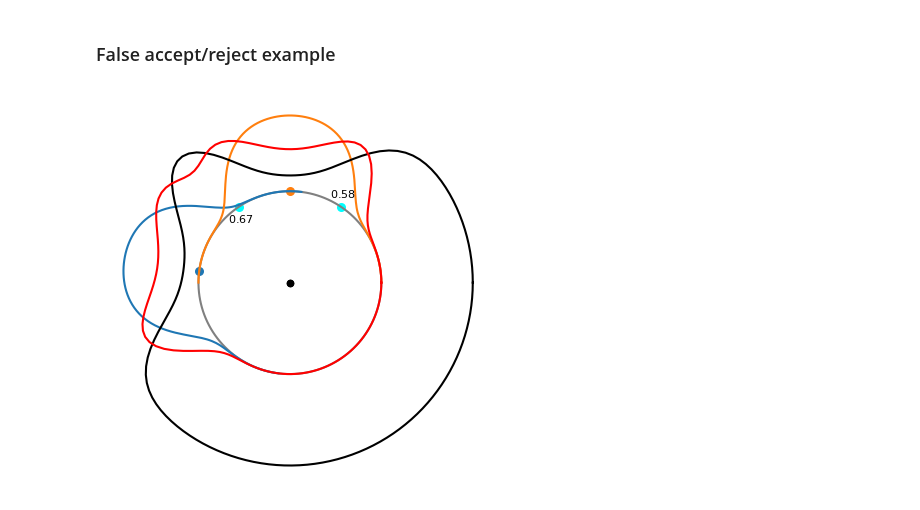
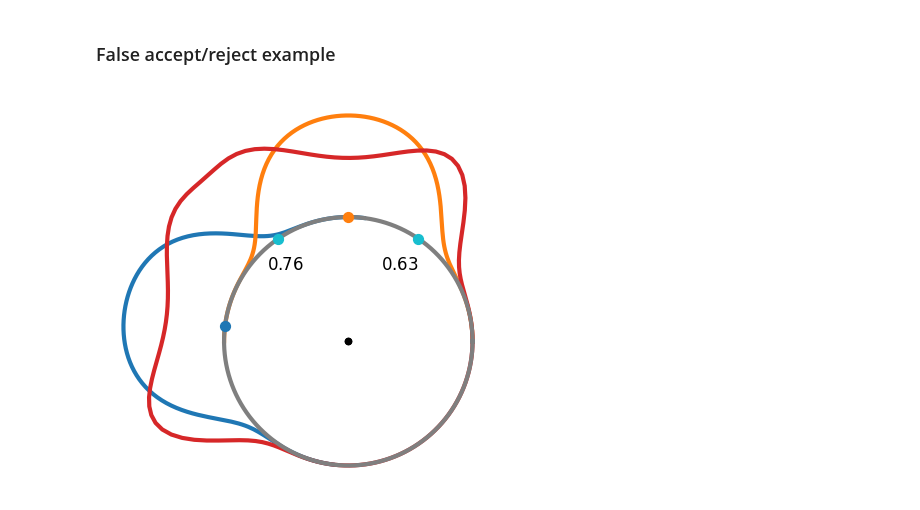
Before and after one commit to vanekek/face_ue, a Jupyter notebook: sandbox/paper_method_plot.ipynb, the cells around one changed output. Cells and saved outputs as stored; diff of their text form; code cells hidden in the pictures.

Commit message:
table logging

```diff
--- a/sandbox/paper_method_plot.ipynb
+++ b/sandbox/paper_method_plot.ipynb
@@ -51,6 +54,12 @@ def compute_class_probs(class_id, zs, mus, kappa, beta):
         class_probes.append(class_prob)
     class_probes = np.array(class_probes)
     return class_probes
+# %%
+fontsize = 12
+linewidth = 3
+dot_size = 50
+
+test_color = "tab:cyan"
 # %% [markdown]
 ### False Identification example
 # %%
@@ -171,16 +182,14 @@ test_points_angles = np.array(test_points_angles) * 2 * np.pi
 theta = np.linspace(0, 2 * np.pi, 150)
 a = np.cos(theta)
 b = np.sin(theta)
-kappa = 15
+kappa = 13
 beta = 0.5
 
+colors = list(mcolors.TABLEAU_COLORS)[: len(gallery_class_angles)]
 
-dot_size = 30
-colors = list(mcolors.TABLEAU_COLORS)[: len(gallery_class_angles)]
-test_color = "cyan"
 fig, ax = plt.subplots(figsize=(5, 5))
 # plot circle
-ax.plot(a, b, color="gray")
+ax.plot(a, b, color="tab:gray", zorder=4, linewidth=linewidth)
 
 draw_dencity_angles = np.linspace(-np.pi / 2, np.pi / 2, 150)
 
@@ -193,9 +202,9 @@ for i, (angle, color) in enumerate(zip(gallery_class_angles, colors)):
     zs = get_vectors_by_angle(plot_angles)
     class_probes = compute_class_probs(i, zs, mus, kappa, beta)
     v = zs.T * (1 + class_probes[np.newaxis, :])
-    ax.plot(v[0], v[1], c=color)
+    ax.plot(v[0], v[1], c=color, linewidth=linewidth)
 
-    ax.scatter([np.cos(angle)], [np.sin(angle)], c=color, s=dot_size)
+    ax.scatter([np.cos(angle)], [np.sin(angle)], c=color, s=dot_size, zorder=5)
     ax.scatter([0], [0], color="black", s=20)
 
     # plot decity
@@ -205,7 +214,7 @@ for i, (angle, color) in enumerate(zip(gallery_class_angles, colors)):
 zs = get_vectors_by_angle(theta)
 class_probes = compute_class_probs(mus.shape[1], zs, mus, kappa, beta)
 v = zs.T * (1 + class_probes[np.newaxis, :])
-ax.plot(v[0], v[1], color="black")
+# ax.plot(v[0], v[1], color="black")
 
 # plot entropy
 
@@ -217,39 +226,45 @@ all_probs = np.stack(all_probs, axis=0)
 entr = -np.sum(all_probs * np.log(all_probs), axis=0)
 
 v = zs.T * (1 + entr[np.newaxis, :])
-ax.plot(v[0], v[1], color="red")
+ax.plot(v[0], v[1], color="tab:red", linewidth=linewidth)
 
 # plot test points
 for test_angle in test_points_angles:
-    ax.scatter([np.cos(test_angle)], [np.sin(test_angle)], c=test_color, s=dot_size)
+    ax.scatter(
+        [np.cos(test_angle)], [np.sin(test_angle)], c=test_color, s=dot_size, zorder=5
+    )
 
 test_point_vectors = get_vectors_by_angle(test_points_angles)
 # entropy value
 
 probs_at_test_points = []
 for i in range(mus.shape[1] + 1):
     class_probes = compute_class_probs(i, test_point_vectors, mus, kappa, beta)
     probs_at_test_points.append(class_probes)
 probs_at_test_points = np.stack(probs_at_test_points, axis=0)
 
 entr_test = -np.sum(probs_at_test_points * np.log(probs_at_test_points), axis=0)
 entr_test = np.round(entr_test, 2)
 ax.annotate(
     f"${entr_test[0]}$",
     xy=test_point_vectors[0],
-    xytext=[test_point_vectors[0][0] - 0.12, test_point_vectors[0][1] - 0.18],
-    fontsize=8,
+    xytext=[test_point_vectors[0][0] - 0.09, test_point_vectors[0][1] - 0.25],
+    fontsize=fontsize,
 )
 ax.annotate(
     f"${entr_test[1]}$",
     xy=test_point_vectors[1],
-    xytext=[test_point_vectors[1][0] - 0.12, test_point_vectors[1][1] + 0.1],
-    fontsize=8,
+    xytext=[test_point_vectors[1][0] - 0.3, test_point_vectors[1][1] - 0.25],
+    fontsize=fontsize,
 )
 
 fig.gca().set_aspect("equal")
 ax.axis("off")
 fig.show()
-# plt.savefig('1.png')
+plt.savefig(
+    "/app/paper_assets/images/false_accept-reject_example.png",
+    dpi=300,
+    bbox_inches="tight",
+)
 # %% [output]
-[figure, old version]
+[figure, new version]
```
Also changed, not shown: parts of 5 cells of this notebook, 9 other files.
